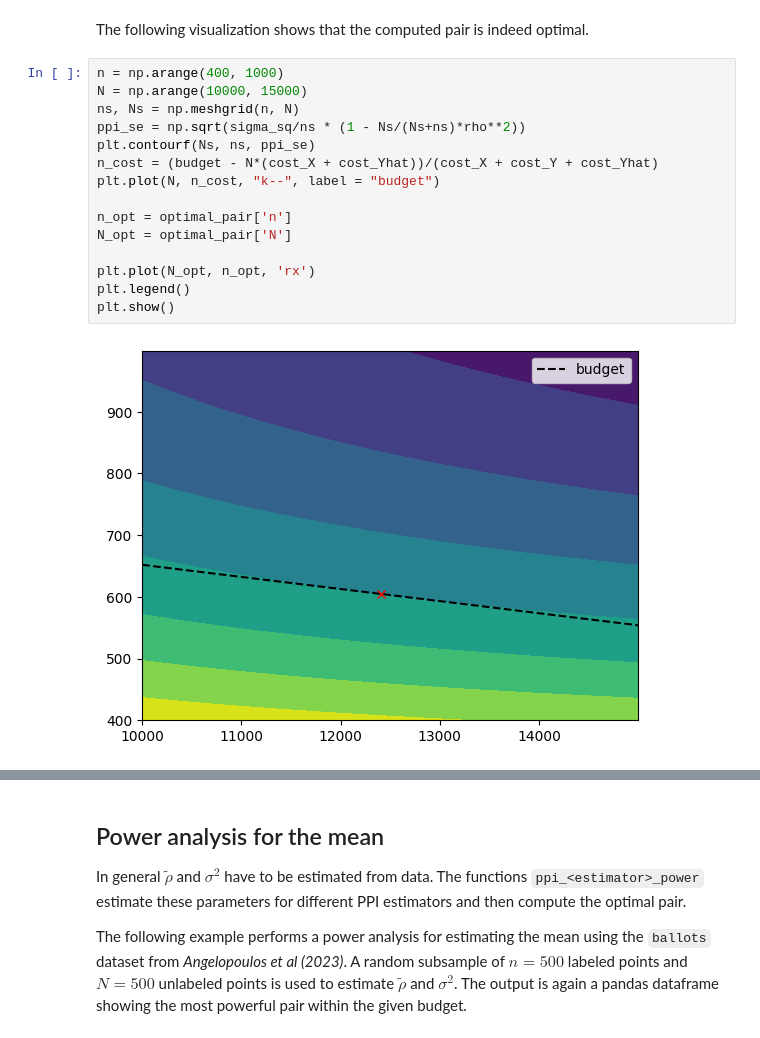
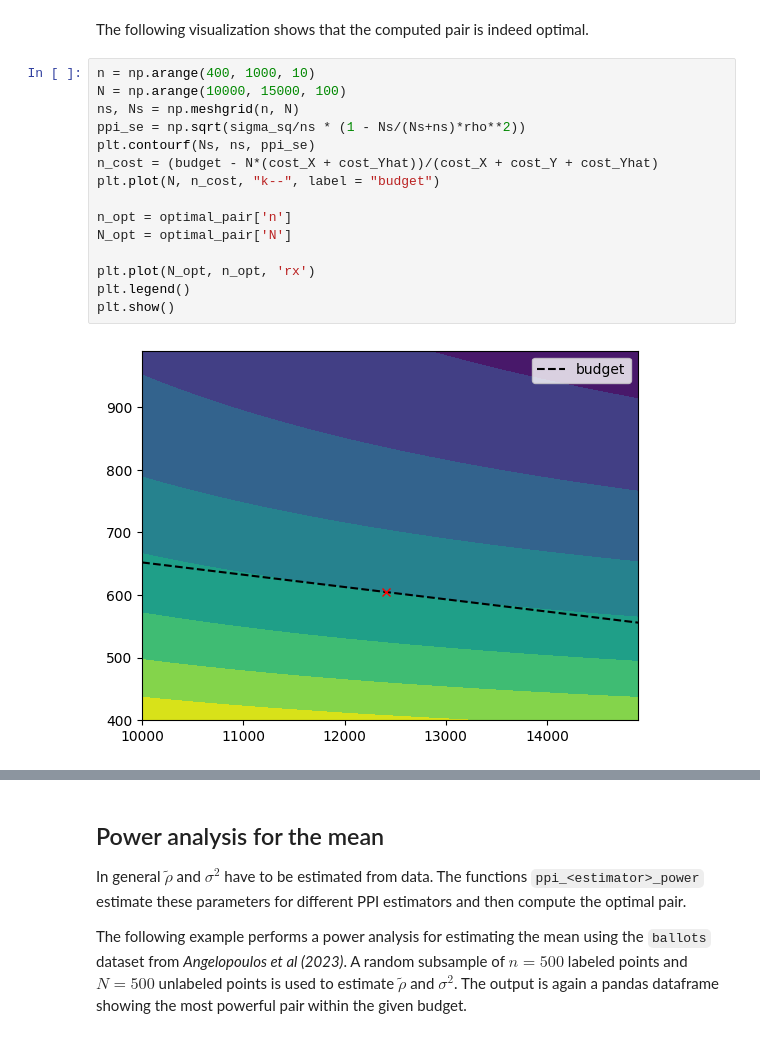
Before and after one commit to aangelopoulos/ppi_py, a Jupyter notebook: examples/power_analysis.ipynb, the cells around one changed output, grey strips where cells are left out. Cells and saved outputs as stored; diff of their text form.

```diff
--- a/examples/power_analysis.ipynb
+++ b/examples/power_analysis.ipynb
@@ -38,19 +44,19 @@ optimal_pair
 # %% [markdown]
 The following visualization shows that the computed pair is indeed optimal.
 # %%
-n = np.arange(400, 1000)
-N = np.arange(10000, 15000)
+n = np.arange(400, 1000, 10)
+N = np.arange(10000, 15000, 100)
 ns, Ns = np.meshgrid(n, N)
 ppi_se = np.sqrt(sigma_sq/ns * (1 - Ns/(Ns+ns)*rho**2))
 plt.contourf(Ns, ns, ppi_se)
 n_cost = (budget - N*(cost_X + cost_Yhat))/(cost_X + cost_Y + cost_Yhat)
 plt.plot(N, n_cost, "k--", label = "budget")
 
 n_opt = optimal_pair['n']
 N_opt = optimal_pair['N']
 
 plt.plot(N_opt, n_opt, 'rx')
 plt.legend()
 plt.show()
 # %% [output]
-[figure, old version]
+[figure, new version]
```
Also changed, not shown: parts of 23 cells of this notebook, 1 other file.
